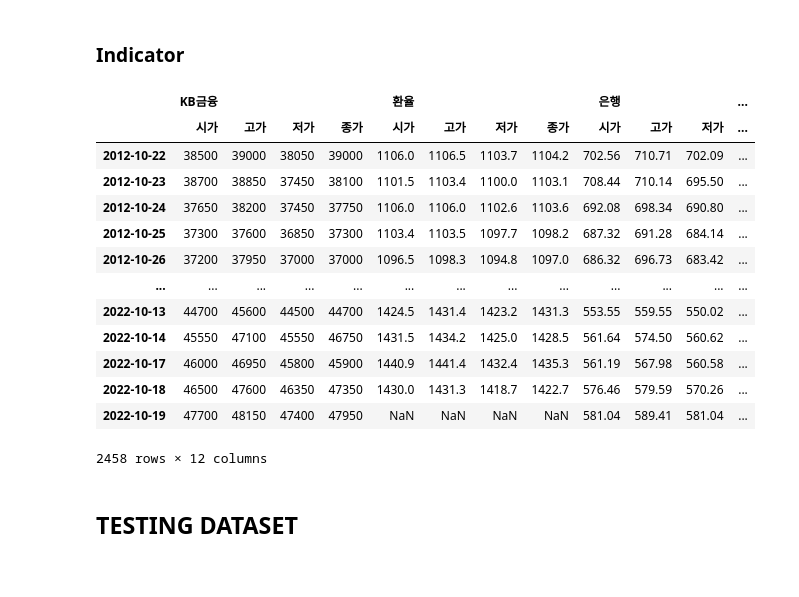
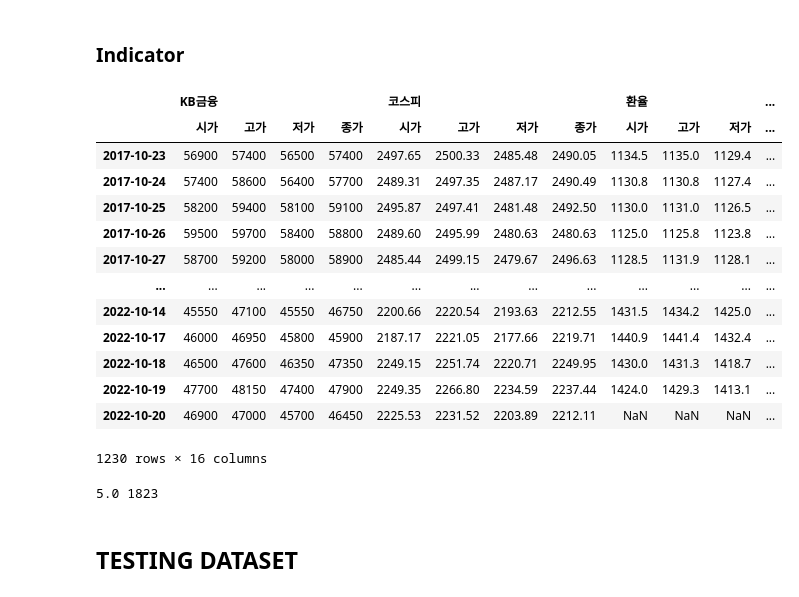
Before and after one commit to Jehoshaphat-kr/tdatlib, a Jupyter notebook: note/libdev.ipynb, the cells around one changed output. Saved outputs shown, nothing was run; the diff lists cells and outputs as text; code cells hidden in the pictures.

```diff
--- a/note/libdev.ipynb
+++ b/note/libdev.ipynb
@@ -48,7 +51,7 @@ ecos = tdat.macro.ecos()
 fred = tdat.macro.fred()
 index = tdat.market.index()
 
-period = 10
+period = 5
 ecos.period = fred.period = index.period = period
 
 ticker = '105560'
@@ -59,26 +62,49 @@ stock.period = period
 # %%
 cols = ['시가', '고가', '저가', '종가']
 kospi = index.kospi
 krbank = index.bank
 exchange = ecos.원달러환율
 
 ohlcv = stock.ohlcv
-pd.concat(objs={stock.name:ohlcv[cols], '환율':exchange, '은행':krbank[cols]}, axis=1)
+pd.concat(objs={stock.name:ohlcv[cols], '코스피':kospi[cols], '환율':exchange, '은행':krbank[cols]}, axis=1)
 # %% [output]
-|  | KB금융 |  |  |  | 환율 |  |  |  | 은행 |  |  | ... |
+|  | KB금융 |  |  |  | 코스피 |  |  |  | 환율 |  |  | ... |
 |  | 시가 | 고가 | 저가 | 종가 | 시가 | 고가 | 저가 | 종가 | 시가 | 고가 | 저가 | ... |
-| 2012-10-22 | 38500 | 39000 | 38050 | 39000 | 1106.0 | 1106.5 | 1103.7 | 1104.2 | 702.56 | 710.71 | 702.09 | ... |
-| 2012-10-23 | 38700 | 38850 | 37450 | 38100 | 1101.5 | 1103.4 | 1100.0 | 1103.1 | 708.44 | 710.14 | 695.50 | ... |
-| 2012-10-24 | 37650 | 38200 | 37450 | 37750 | 1106.0 | 1106.0 | 1102.6 | 1103.6 | 692.08 | 698.34 | 690.80 | ... |
-| 2012-10-25 | 37300 | 37600 | 36850 | 37300 | 1103.4 | 1103.5 | 1097.7 | 1098.2 | 687.32 | 691.28 | 684.14 | ... |
-| 2012-10-26 | 37200 | 37950 | 37000 | 37000 | 1096.5 | 1098.3 | 1094.8 | 1097.0 | 686.32 | 696.73 | 683.42 | ... |
+| 2017-10-23 | 56900 | 57400 | 56500 | 57400 | 2497.65 | 2500.33 | 2485.48 | 2490.05 | 1134.5 | 1135.0 | 1129.4 | ... |
+| 2017-10-24 | 57400 | 58600 | 56400 | 57700 | 2489.31 | 2497.35 | 2487.17 | 2490.49 | 1130.8 | 1130.8 | 1127.4 | ... |
+| 2017-10-25 | 58200 | 59400 | 58100 | 59100 | 2495.87 | 2497.41 | 2481.48 | 2492.50 | 1130.0 | 1131.0 | 1126.5 | ... |
+| 2017-10-26 | 59500 | 59700 | 58400 | 58800 | 2489.60 | 2495.99 | 2480.63 | 2480.63 | 1125.0 | 1125.8 | 1123.8 | ... |
+| 2017-10-27 | 58700 | 59200 | 58000 | 58900 | 2485.44 | 2499.15 | 2479.67 | 2496.63 | 1128.5 | 1131.9 | 1128.1 | ... |
 | ... | ... | ... | ... | ... | ... | ... | ... | ... | ... | ... | ... | ... |
-| 2022-10-13 | 44700 | 45600 | 44500 | 44700 | 1424.5 | 1431.4 | 1423.2 | 1431.3 | 553.55 | 559.55 | 550.02 | ... |
-| 2022-10-14 | 45550 | 47100 | 45550 | 46750 | 1431.5 | 1434.2 | 1425.0 | 1428.5 | 561.64 | 574.50 | 560.62 | ... |
-| 2022-10-17 | 46000 | 46950 | 45800 | 45900 | 1440.9 | 1441.4 | 1432.4 | 1435.3 | 561.19 | 567.98 | 560.58 | ... |
-| 2022-10-18 | 46500 | 47600 | 46350 | 47350 | 1430.0 | 1431.3 | 1418.7 | 1422.7 | 576.46 | 579.59 | 570.26 | ... |
-| 2022-10-19 | 47700 | 48150 | 47400 | 47950 | NaN | NaN | NaN | NaN | 581.04 | 589.41 | 581.04 | ... |
+| 2022-10-14 | 45550 | 47100 | 45550 | 46750 | 2200.66 | 2220.54 | 2193.63 | 2212.55 | 1431.5 | 1434.2 | 1425.0 | ... |
+| 2022-10-17 | 46000 | 46950 | 45800 | 45900 | 2187.17 | 2221.05 | 2177.66 | 2219.71 | 1440.9 | 1441.4 | 1432.4 | ... |
+| 2022-10-18 | 46500 | 47600 | 46350 | 47350 | 2249.15 | 2251.74 | 2220.71 | 2249.95 | 1430.0 | 1431.3 | 1418.7 | ... |
+| 2022-10-19 | 47700 | 48150 | 47400 | 47900 | 2249.35 | 2266.80 | 2234.59 | 2237.44 | 1424.0 | 1429.3 | 1413.1 | ... |
+| 2022-10-20 | 46900 | 47000 | 45700 | 46450 | 2225.53 | 2231.52 | 2203.89 | 2212.11 | NaN | NaN | NaN | ... |
-2458 rows × 12 columns
+1230 rows × 16 columns
+# %%
+times = krbank.index
+
+end = times[-1]
+dy= round((end - times[0]).days / 365, 0)
+
+
+if dy > 10:
+
+elif 5 < dy <= 10:
+    n = 5
+elif 3 < dy <= 5:
+    n = 3
+
+
+
+
+# stamps = [times[times >= (end-timedelta(g))][0] for g in gaps]
+
+# for s in stamps:
+#     print(s)
+# %% [output]
+5.0 1823
 # %% [markdown]
 ## TESTING DATASET
 # %%
```
Also changed, not shown: parts of 10 cells of this notebook, 5 other files.
